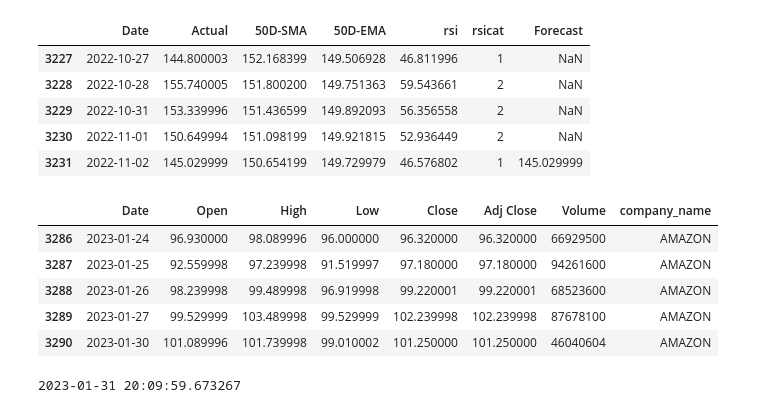
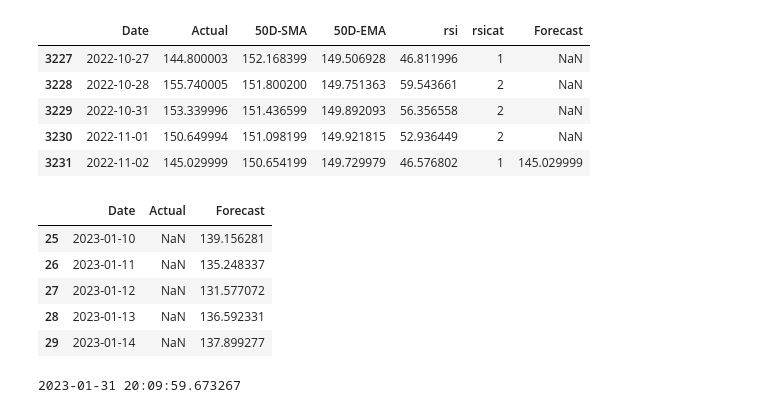
Before and after one commit to Satya-Aditya-k/DS2, a Jupyter notebook: stock_close_price_prediction.ipynb, the cells around one changed output. Drawn from its saved outputs; the diff is of its cells as text; code cells hidden in the pictures.

```diff
--- a/stock_close_price_prediction.ipynb
+++ b/stock_close_price_prediction.ipynb
@@ -170,14 +172,14 @@ df_p.tail()
 | 3230 | 2022-11-01 | 150.649994 | 151.098199 | 149.921815 | 52.936449 | 2 | NaN |
 | 3231 | 2022-11-02 | 145.029999 | 150.654199 | 149.729979 | 46.576802 | 1 | 145.029999 |
 # %%
-df_.tail()
+df_f.tail()
 # %% [output]
-|  | Date | Open | High | Low | Close | Adj Close | Volume | company_name |
-| 3286 | 2023-01-24 | 96.930000 | 98.089996 | 96.000000 | 96.320000 | 96.320000 | 66929500 | AMAZON |
-| 3287 | 2023-01-25 | 92.559998 | 97.239998 | 91.519997 | 97.180000 | 97.180000 | 94261600 | AMAZON |
-| 3288 | 2023-01-26 | 98.239998 | 99.489998 | 96.919998 | 99.220001 | 99.220001 | 68523600 | AMAZON |
-| 3289 | 2023-01-27 | 99.529999 | 103.489998 | 99.529999 | 102.239998 | 102.239998 | 87678100 | AMAZON |
-| 3290 | 2023-01-30 | 101.089996 | 101.739998 | 99.010002 | 101.250000 | 101.250000 | 46040604 | AMAZON |
+|  | Date | Actual | Forecast |
+| 25 | 2023-01-10 | NaN | 139.156281 |
+| 26 | 2023-01-11 | NaN | 135.248337 |
+| 27 | 2023-01-12 | NaN | 131.577072 |
+| 28 | 2023-01-13 | NaN | 136.592331 |
+| 29 | 2023-01-14 | NaN | 137.899277 |
 # %%
 df_f['Date'] = pd.bdate_range(dummy,periods=n_forecast)
 # %%
```
Also changed, not shown: parts of 11 cells of this notebook, 1 other file.
